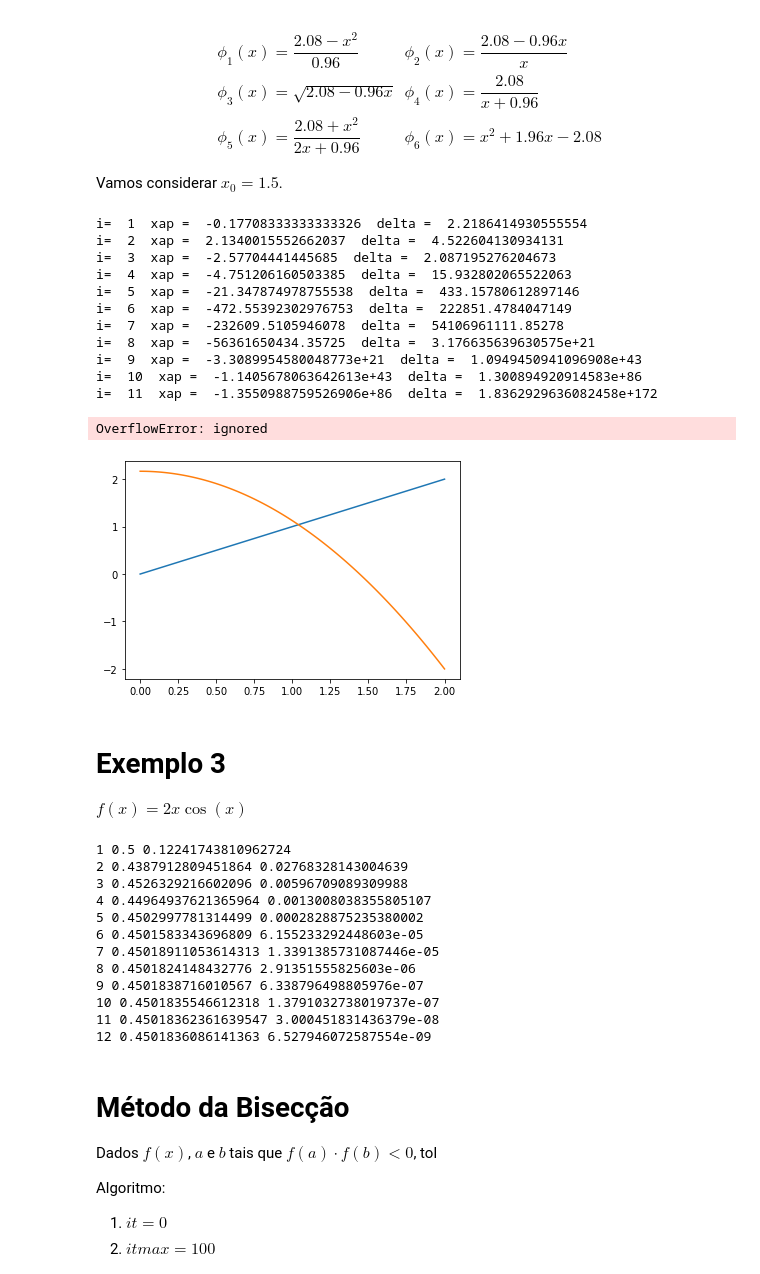
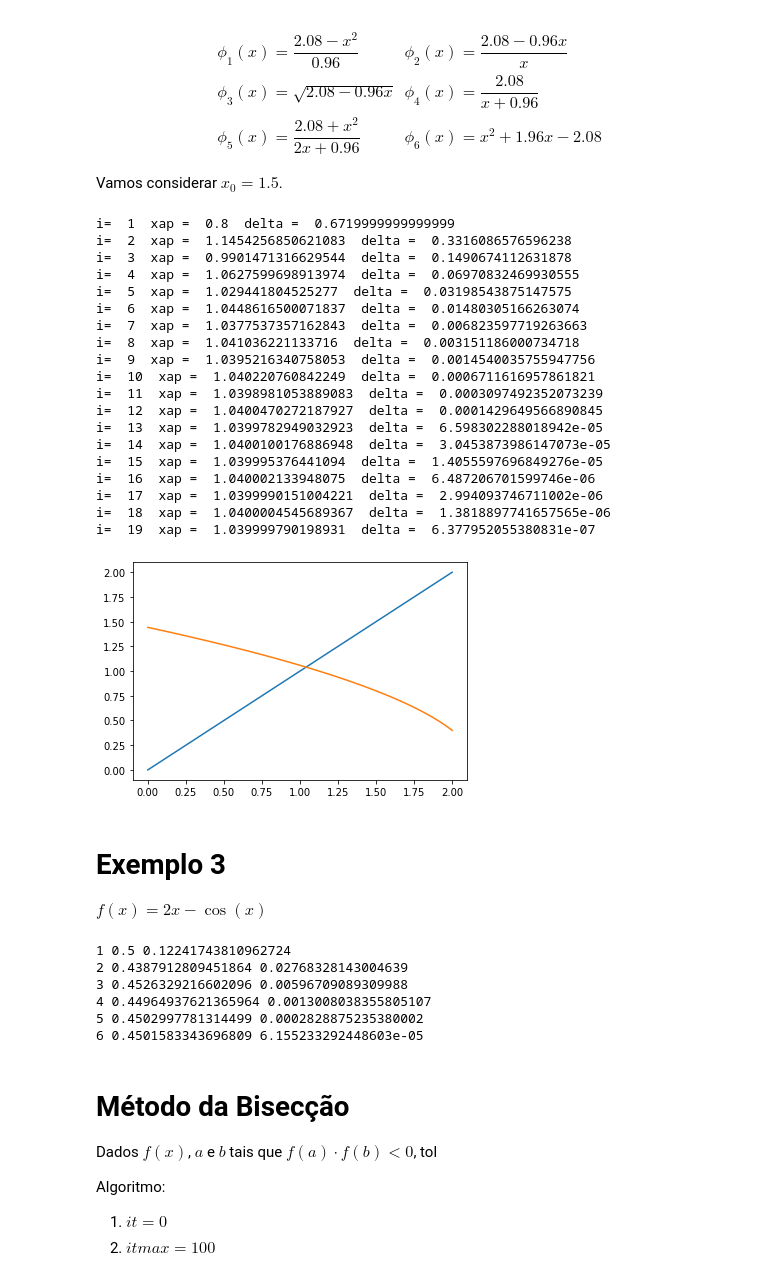
Before and after one commit to pccalegari/exemplos-CN, a Jupyter notebook: unidade2.ipynb, the cells around one changed output. Drawn from its saved outputs; the diff is of its cells as text; code cells hidden in the pictures.

```diff
--- a/unidade2.ipynb
+++ b/unidade2.ipynb
@@ -70,41 +70,48 @@ def phi6(x):
 # %%
 x0 = 1.5
 i = 0
 imax = 100
 tol = 1.0e-6
 d = 1.0
 x = np.linspace(0,2,100)
 y = np.array(f(x))
-z = np.array(phi1(x))
+z = np.array(phi3(x))
 
 plt.figure(1)
 plt.plot(x,x)
 plt.plot(x,z)
 
 while(d > tol and i < imax):
-  x = phi1(x0)
+  x = phi3(x0)
   d = abs(f(x))
   x0 = x
   i += 1
   print("i= ",i," xap = ",x," delta = ",d)
 # %% [output]
-i=  1  xap =  -0.17708333333333326  delta =  2.2186414930555554
-i=  2  xap =  2.1340015552662037  delta =  4.522604130934131
-i=  3  xap =  -2.57704441445685  delta =  2.087195276204673
-i=  4  xap =  -4.751206160503385  delta =  15.932802065522063
-i=  5  xap =  -21.347874978755538  delta =  433.15780612897146
-i=  6  xap =  -472.55392302976753  delta =  222851.4784047149
-i=  7  xap =  -232609.5105946078  delta =  54106961111.85278
-i=  8  xap =  -56361650434.35725  delta =  3.176635639630575e+21
-i=  9  xap =  -3.3089954580048773e+21  delta =  1.0949450941096908e+43
-i=  10  xap =  -1.1405678063642613e+43  delta =  1.300894920914583e+86
-i=  11  xap =  -1.3550988759526906e+86  delta =  1.8362929636082458e+172
+i=  1  xap =  0.8  delta =  0.6719999999999999
+i=  2  xap =  1.1454256850621083  delta =  0.3316086576596238
+i=  3  xap =  0.9901471316629544  delta =  0.1490674112631878
+i=  4  xap =  1.0627599698913974  delta =  0.06970832469930555
+i=  5  xap =  1.029441804525277  delta =  0.03198543875147575
+i=  6  xap =  1.0448616500071837  delta =  0.01480305166263074
+i=  7  xap =  1.0377537357162843  delta =  0.006823597719263663
+i=  8  xap =  1.041036221133716  delta =  0.003151186000734718
+i=  9  xap =  1.0395216340758053  delta =  0.0014540035755947756
+i=  10  xap =  1.040220760842249  delta =  0.0006711616957861821
+i=  11  xap =  1.0398981053889083  delta =  0.0003097492352073239
+i=  12  xap =  1.0400470272187927  delta =  0.0001429649566890845
+i=  13  xap =  1.0399782949032923  delta =  6.598302288018942e-05
+i=  14  xap =  1.0400100176886948  delta =  3.0453873986147073e-05
+i=  15  xap =  1.039995376441094  delta =  1.4055597696849276e-05
+i=  16  xap =  1.040002133948075  delta =  6.487206701599746e-06
+i=  17  xap =  1.0399990151004221  delta =  2.994093746711002e-06
+i=  18  xap =  1.0400004545689367  delta =  1.3818897741657565e-06
+i=  19  xap =  1.039999790198931  delta =  6.377952055380831e-07
-OverflowError: ignored
-[figure, old version]
+[figure, new version]
 # %% [markdown]
 # Exemplo 3
 
-$f(x)=2x\cos(x)$
+$f(x)=2x-\cos(x)$
 # %%
 def f3(x):
   return(2*x-np.cos(x))
@@ -114,7 +121,7 @@ def phi3e(x):
 # %%
 i = 0
 x = 0
-tol = 1.e-8
+tol = 1.e-4
 imax = 100
 while(abs(f3(x)) > tol and i < imax):
   x = phi3e(x)
@@ -127,12 +134,6 @@ while(abs(f3(x)) > tol and i < imax):
 4 0.44964937621365964 0.0013008038355805107
 5 0.4502997781314499 0.0002828875235380002
 6 0.4501583343696809 6.155233292448603e-05
-7 0.45018911053614313 1.3391385731087446e-05
-8 0.4501824148432776 2.91351555825603e-06
-9 0.4501838716010567 6.338796498805976e-07
-10 0.4501835546612318 1.3791032738019737e-07
-11 0.45018362361639547 3.000451831436379e-08
-12 0.4501836086141363 6.527946072587554e-09
 # %% [markdown]
 # Método da Bisecção
 
```
Also changed, not shown: parts of 7 cells of this notebook.
